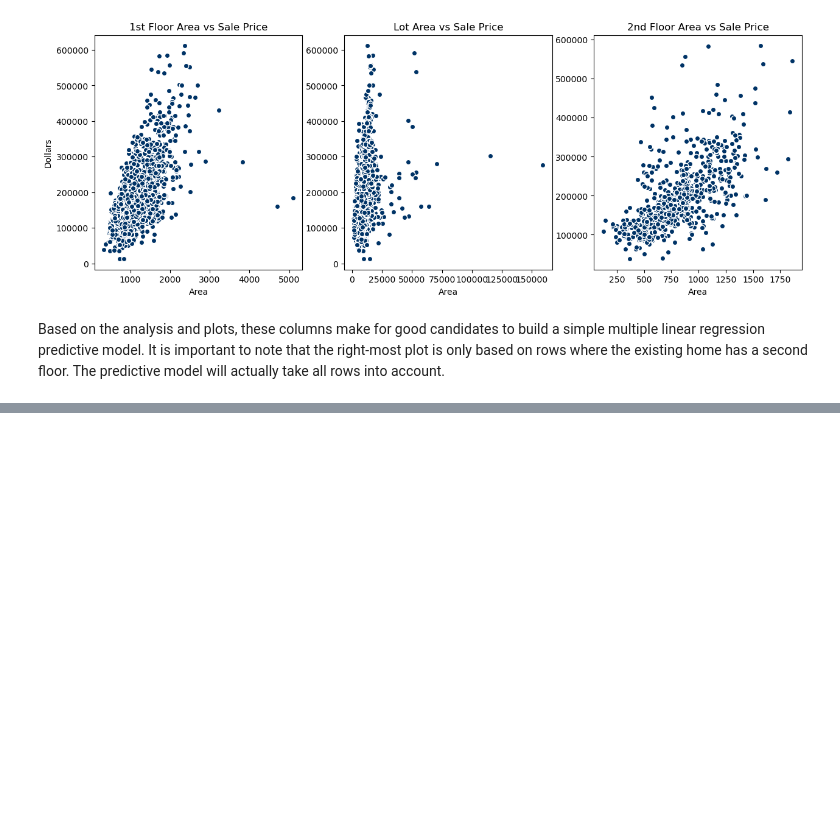
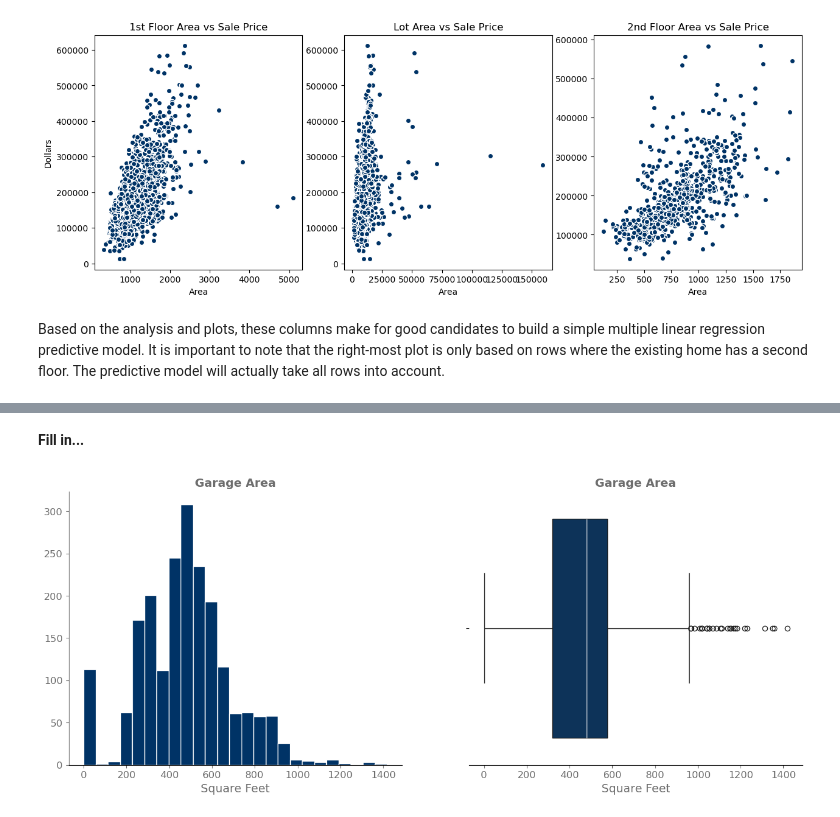
Before and after one commit to fuegoulloa/predict-house-price, a Jupyter notebook: code/02_EDA_and_Visualizations.ipynb, the cells around one changed output, grey strips where cells are left out. Saved outputs shown, nothing was run; the diff lists cells and outputs as text; code cells hidden in the pictures; blank space fills up the shorter version.

```diff
--- a/code/02_EDA_and_Visualizations.ipynb
+++ b/code/02_EDA_and_Visualizations.ipynb
@@ -393,0 +476,8 @@ Based on the analysis and plots, these columns make for good candidates to build
+# %% [markdown]
+**Fill in...**
+# %%
+# build hist and box plot for 'garage_area'
+plot_hist_box('garage_area', 'Garage Area', 'Square Feet')
+plt.savefig('../images/model_2_hist_and_boxplot_garage.png')
+# %% [output]
+[figure, added]
```
Also changed, not shown: parts of 18 cells of this notebook, 14 other files.
